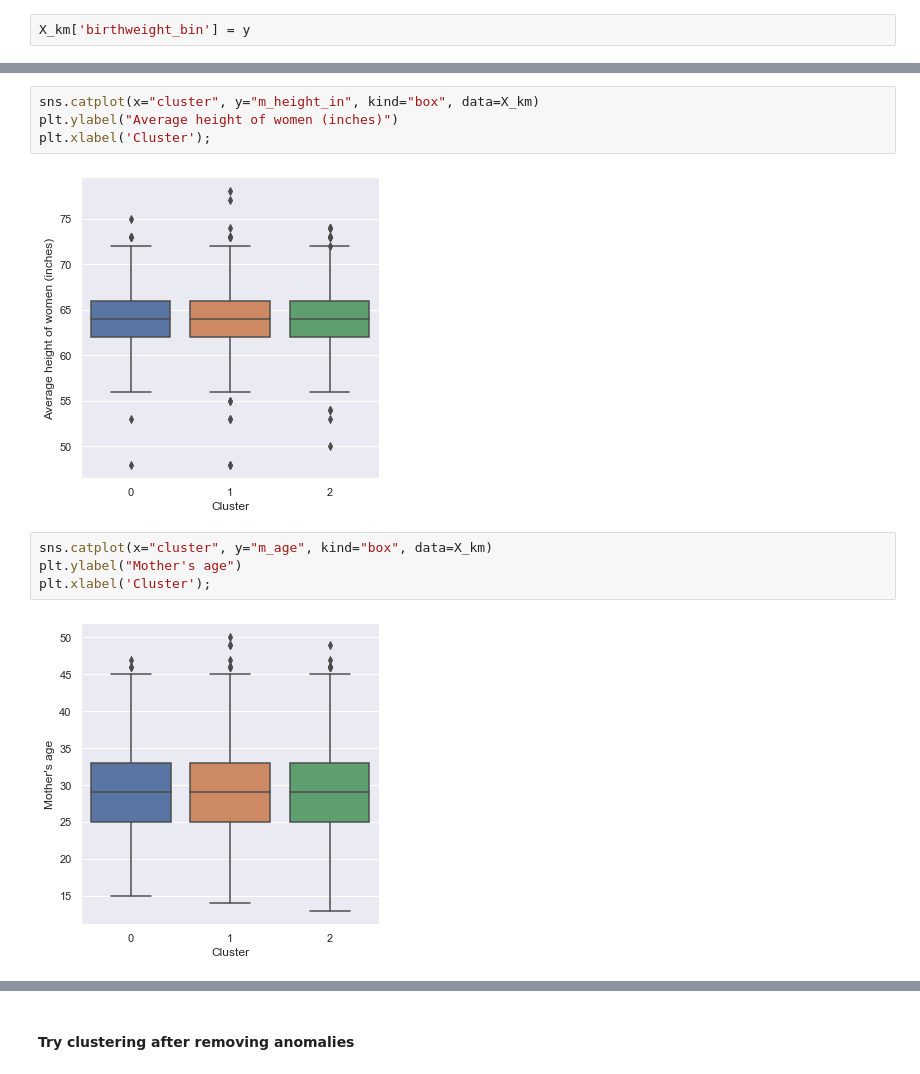
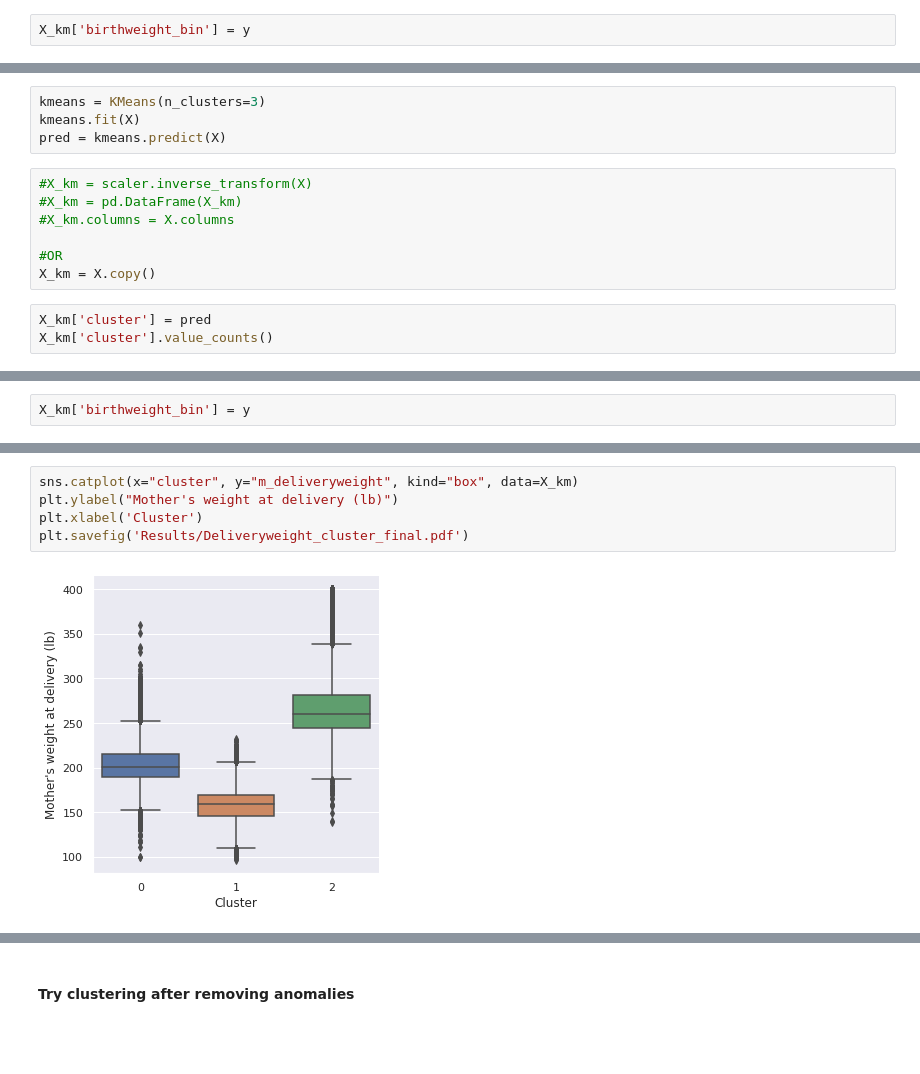
Before and after one commit to catrionamackay/Machine-Learning-Project, a Jupyter notebook: Unsupervised.ipynb, the cells around one changed output, grey strips where cells are left out. Cells and saved outputs as stored; diff of their text form; blank space fills up the shorter version.

```diff
--- a/Unsupervised.ipynb
+++ b/Unsupervised.ipynb
@@ -175,0 +181,14 @@ plt.xlabel('Cluster');
+# %%
+kmeans = KMeans(n_clusters=3)
+kmeans.fit(X)
+pred = kmeans.predict(X)
+# %%
+#X_km = scaler.inverse_transform(X)
+#X_km = pd.DataFrame(X_km)
+#X_km.columns = X.columns
+
+#OR
+X_km = X.copy()
+# %%
+X_km['cluster'] = pred
+X_km['cluster'].value_counts()
@@ -175,0 +220,2 @@ plt.xlabel('Cluster');
+# %%
+X_km['birthweight_bin'] = y
@@ -188,12 +310,7 @@ plt.savefig('Results/Cesareans_by_cluster.pdf')
 # %%
-sns.catplot(x="cluster", y="m_height_in", kind="box", data=X_km)
-plt.ylabel("Average height of women (inches)")
-plt.xlabel('Cluster');
+sns.catplot(x="cluster", y="m_deliveryweight", kind="box", data=X_km)
+plt.ylabel("Mother's weight at delivery (lb)")
+plt.xlabel('Cluster')
+plt.savefig('Results/Deliveryweight_cluster_final.pdf')
 # %% [output]
-[figure, old version]
+[figure, new version]
-# %%
-sns.catplot(x="cluster", y="m_age", kind="box", data=X_km)
-plt.ylabel("Mother's age")
-plt.xlabel('Cluster');
-# %% [output]
-[figure, removed]
```
Also changed, not shown: parts of 52 cells of this notebook, 24 other files.
